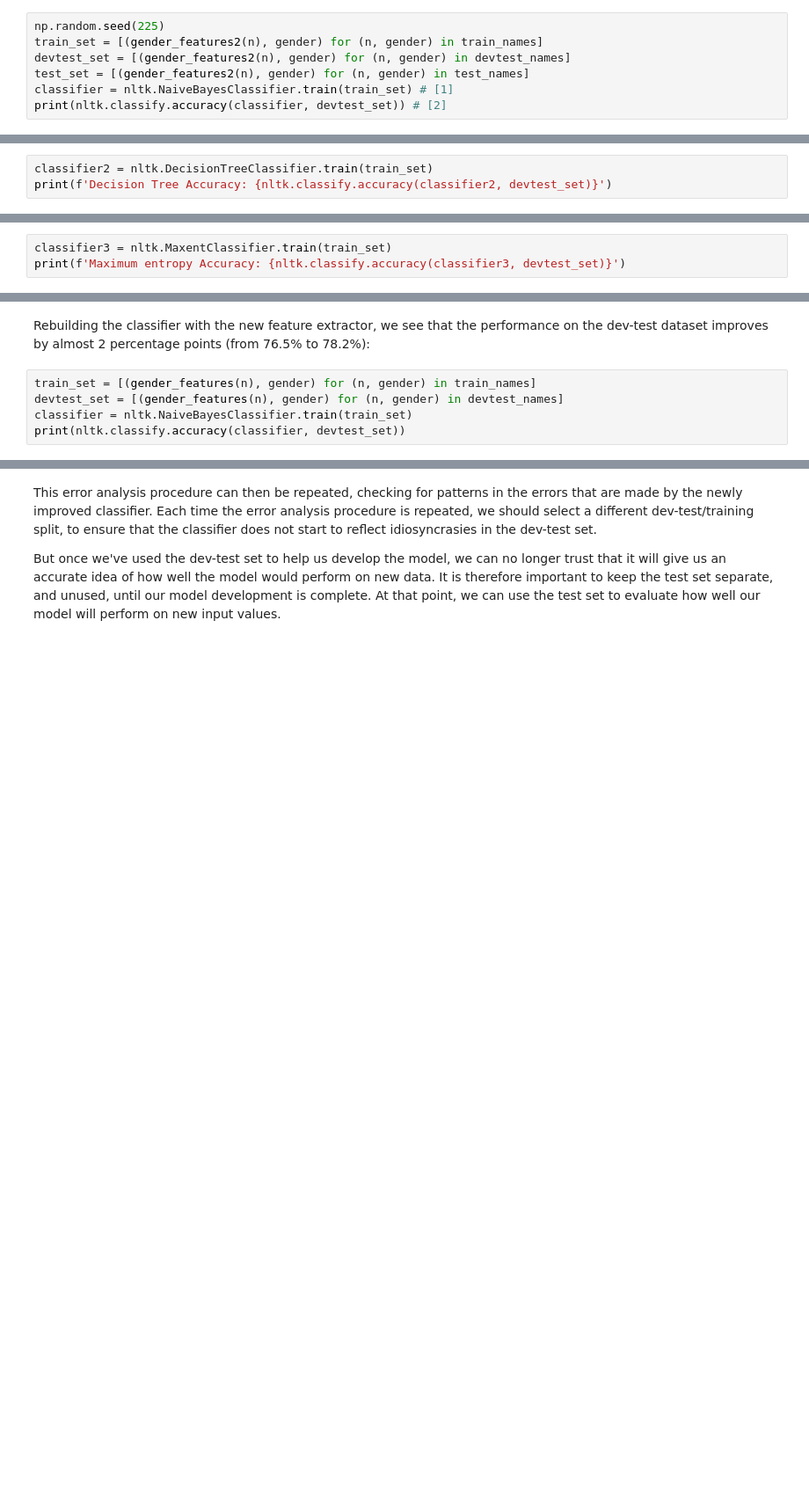
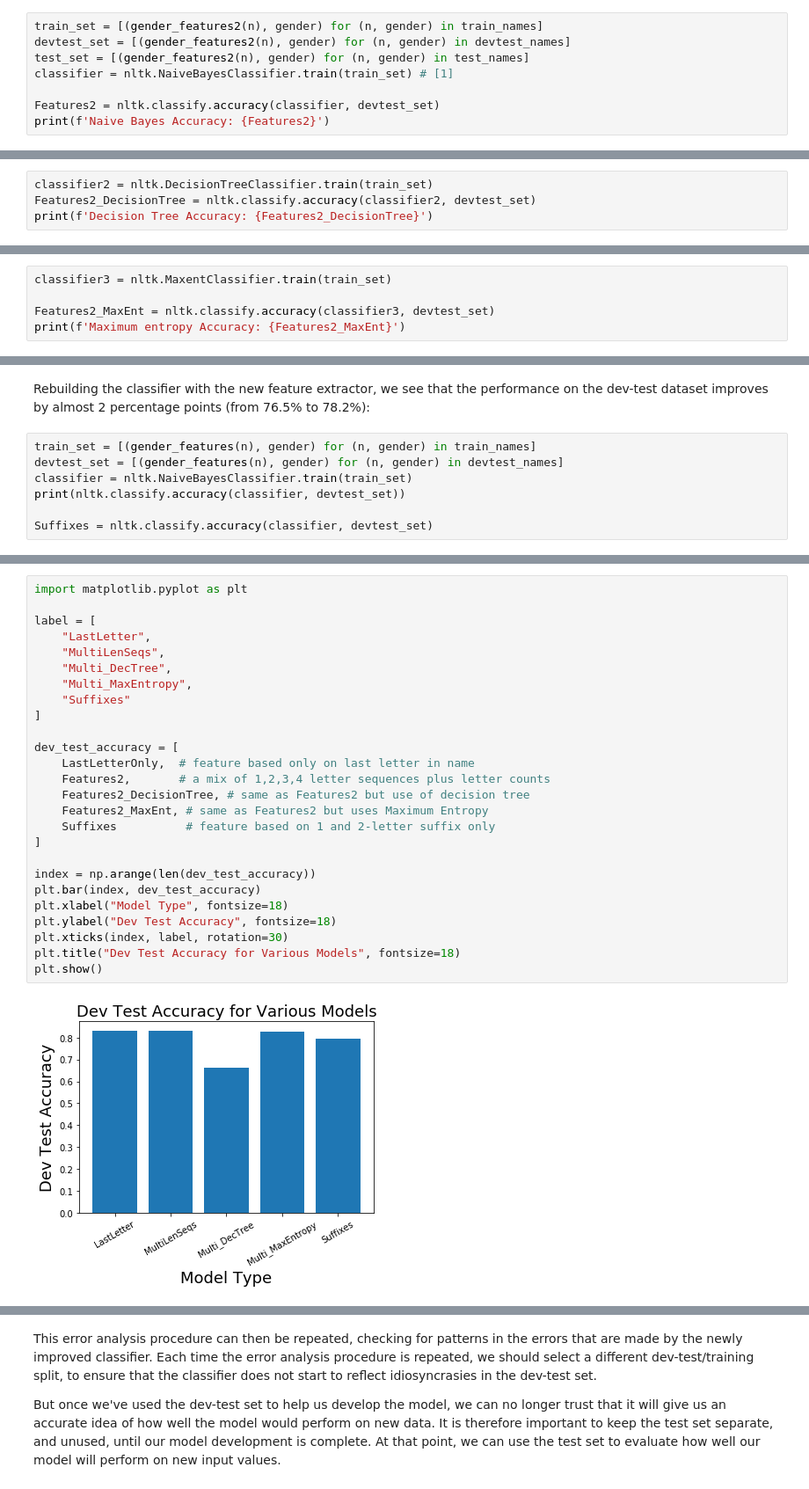
Before and after one commit to vsinha-cuny/data620Proj3, a Jupyter notebook: Project 3.ipynb, the cells around one changed output, grey strips where cells are left out. Shown at 88% size. Saved outputs shown, nothing was run; the diff lists cells and outputs as text; blank space fills up the shorter version.

Commit message:
Add comparison of Accuracies of various models

```diff
--- a/Project 3.ipynb
+++ b/Project 3.ipynb
@@ -226,10 +223,11 @@ Figure 1.3: Organization of corpus data for training supervised classifiers. The
 
 Having divided the corpus into appropriate datasets, we train a model using the training set [1], and then run it on the dev-test set [2].
 # %%
-np.random.seed(225)
 train_set = [(gender_features2(n), gender) for (n, gender) in train_names]
 devtest_set = [(gender_features2(n), gender) for (n, gender) in devtest_names]
 test_set = [(gender_features2(n), gender) for (n, gender) in test_names]
 classifier = nltk.NaiveBayesClassifier.train(train_set) # [1]
-print(nltk.classify.accuracy(classifier, devtest_set)) # [2]
+
+Features2 = nltk.classify.accuracy(classifier, devtest_set)
+print(f'Naive Bayes Accuracy: {Features2}')
 # %% [output]
@@ -240,5 +238,6 @@ We also considered using a Decision Tree classifier, but proceeded with the Naiv
 ![decision-tree.png](https://raw.githubusercontent.com/vsinha-cuny/data620Proj3/master/decision-tree.png)
 # %%
 classifier2 = nltk.DecisionTreeClassifier.train(train_set)
-print(f'Decision Tree Accuracy: {nltk.classify.accuracy(classifier2, devtest_set)}')
+Features2_DecisionTree = nltk.classify.accuracy(classifier2, devtest_set)
+print(f'Decision Tree Accuracy: {Features2_DecisionTree}')
 # %% [output]
@@ -246,6 +245,8 @@ Decision Tree Accuracy: 0.689
 # %%
 classifier3 = nltk.MaxentClassifier.train(train_set)
-print(f'Maximum entropy Accuracy: {nltk.classify.accuracy(classifier3, devtest_set)}')
+
+Features2_MaxEnt = nltk.classify.accuracy(classifier3, devtest_set)
+print(f'Maximum entropy Accuracy: {Features2_MaxEnt}')
 # %% [output]
   ==> Training (100 iterations)
 
@@ -308,4 +309,6 @@ train_set = [(gender_features(n), gender) for (n, gender) in train_names]
 devtest_set = [(gender_features(n), gender) for (n, gender) in devtest_names]
 classifier = nltk.NaiveBayesClassifier.train(train_set)
 print(nltk.classify.accuracy(classifier, devtest_set))
+
+Suffixes = nltk.classify.accuracy(classifier, devtest_set)
 # %% [output]
@@ -312,0 +316,28 @@ print(nltk.classify.accuracy(classifier, devtest_set))
+# %%
+import matplotlib.pyplot as plt
+
+label = [
+    "LastLetter",
+    "MultiLenSeqs",
+    "Multi_DecTree",
+    "Multi_MaxEntropy",
+    "Suffixes"
+]
+
+dev_test_accuracy = [
+    LastLetterOnly,  # feature based only on last letter in name
+    Features2,       # a mix of 1,2,3,4 letter sequences plus letter counts
+    Features2_DecisionTree, # same as Features2 but use of decision tree
+    Features2_MaxEnt, # same as Features2 but uses Maximum Entropy
+    Suffixes          # feature based on 1 and 2-letter suffix only
+]
+
+index = np.arange(len(dev_test_accuracy))
+plt.bar(index, dev_test_accuracy)
+plt.xlabel("Model Type", fontsize=18)
+plt.ylabel("Dev Test Accuracy", fontsize=18)
+plt.xticks(index, label, rotation=30)
+plt.title("Dev Test Accuracy for Various Models", fontsize=18)
+plt.show()
+# %% [output]
+[figure, added]
```
Also changed, not shown: parts of 12 cells of this notebook.
